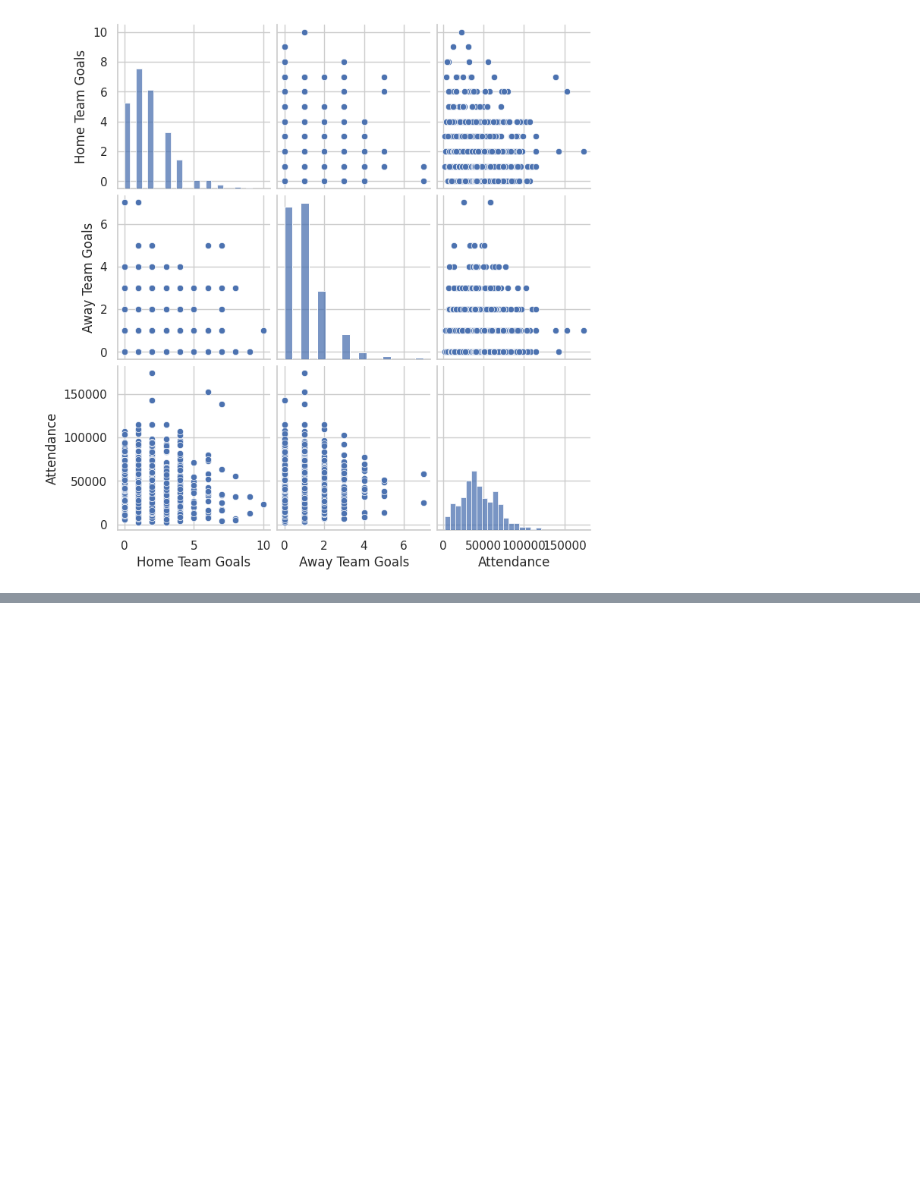
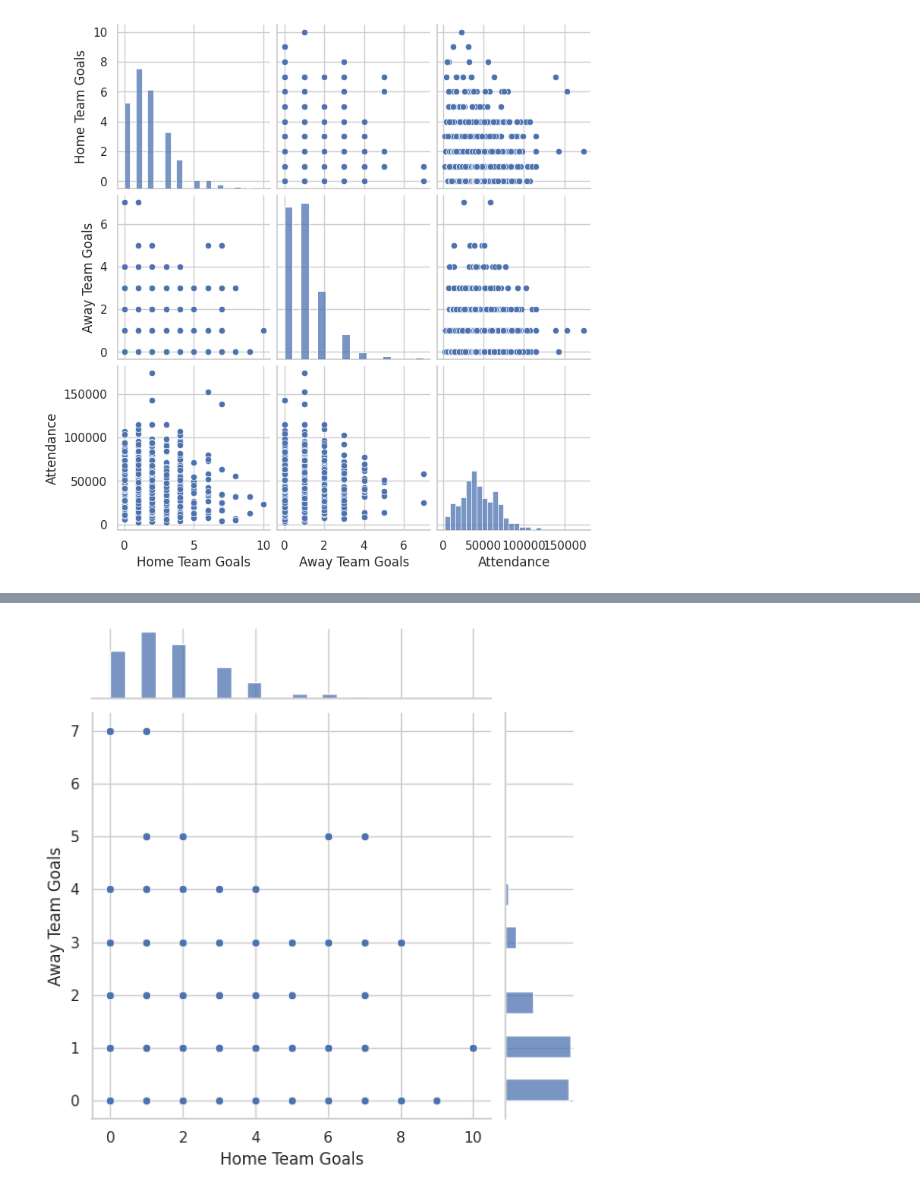
Before and after one commit to Shrajal-sahu-18/Data_Visulization, a Jupyter notebook: Practice.ipynb, the cells around one changed output, grey strips where cells are left out. Drawn from its saved outputs; the diff is of its cells as text; code cells hidden in the pictures; blank space fills up the shorter version.

```diff
--- a/Practice.ipynb
+++ b/Practice.ipynb
@@ -168,0 +188,11 @@ plt.show()
+# %%
+sns.jointplot(
+    x='Home Team Goals',
+    y='Away Team Goals',
+    data=df,
+    kind='scatter'
+)
+
+plt.show()
+# %% [output]
+[figure, added]
```
Also changed, not shown: parts of 1 cell of this notebook.
